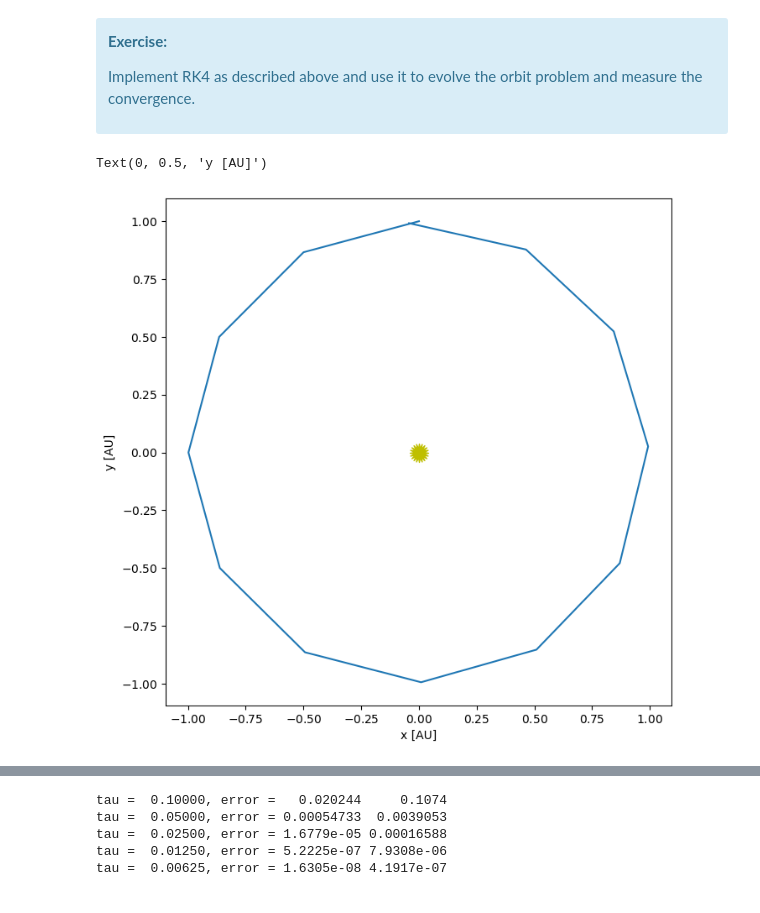
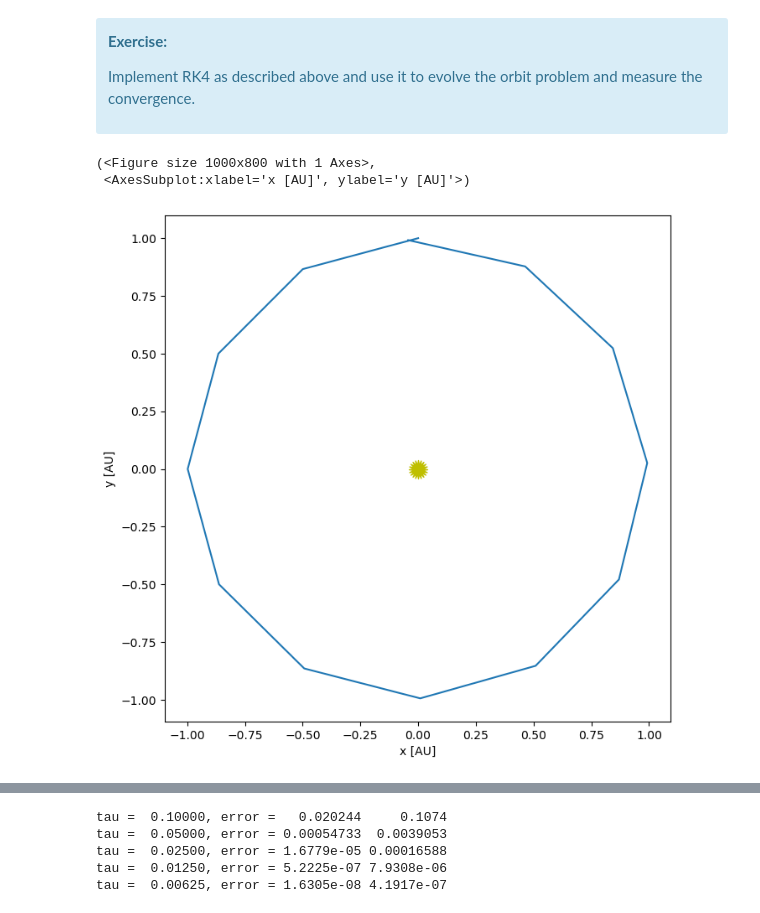
Before and after one commit to zingale/comp_astro_tutorial, a Jupyter notebook: content/04-ODEs/04-ODEs-partII.ipynb, the cells around one changed output, grey strips where cells are left out. Cells and saved outputs as stored; diff of their text form; code cells hidden in the pictures.

```diff
--- a/content/04-ODEs/04-ODEs-partII.ipynb
+++ b/content/04-ODEs/04-ODEs-partII.ipynb
@@ -266,30 +286,42 @@ def euler_rk4(Y0, tau, T):
     # store the initial conditions
     o.store_current_solution(t, Y0)
 
     # main timestep loop
     while t < T:
 
         # make sure that the last step does not take us past T
         if t + tau > T:
             tau = T - t
 
         # get the RHS
         k1 = rhs(t, Y)
 
         Ytmp = Y + 0.5 * tau * k1
         k2 = rhs(t + 0.5*tau, Ytmp)
 
         Ytmp = Y + 0.5 * tau * k2
         k3 = rhs(t + 0.5*tau, Ytmp)
 
         Ytmp = Y + tau * k3
         k4 = rhs(t + tau, Ytmp)
 
         # do the final update
         Y += tau / 6.0 * (k1 + 2*k2 + 2*k3 + k4)
         t += tau
 
         # store the state
         o.store_current_solution(t, Y)
 
     return o
+
+Y0 = initial_conditions()
+
+tau = 1.0/12.0
+
+orbit = euler_rk4(Y0, tau, 1)
+
+orbit.plot()
+# %% [output]
+(<Figure size 1000x800 with 1 Axes>,
+ <AxesSubplot:xlabel='x [AU]', ylabel='y [AU]'>)
+[figure, added]
@@ -308,16 +327,0 @@ orbit = euler_rk4(Y0, tau, 1)
-# %%
-fig = plt.figure()
-ax = fig.add_subplot(111)
-
-# draw the Sun
-ax.scatter([0], [0], marker=(20,1), color="y", s=250)
-
-# draw the orbit
-ax.plot(orbit.x, orbit.y)
-
-ax.set_aspect("equal")
-ax.set_xlabel("x [AU]")
-ax.set_ylabel("y [AU]")
-# %% [output]
-Text(0, 0.5, 'y [AU]')
-[figure, removed]
```
Also changed, not shown: parts of 21 cells of this notebook, 2 other files.
